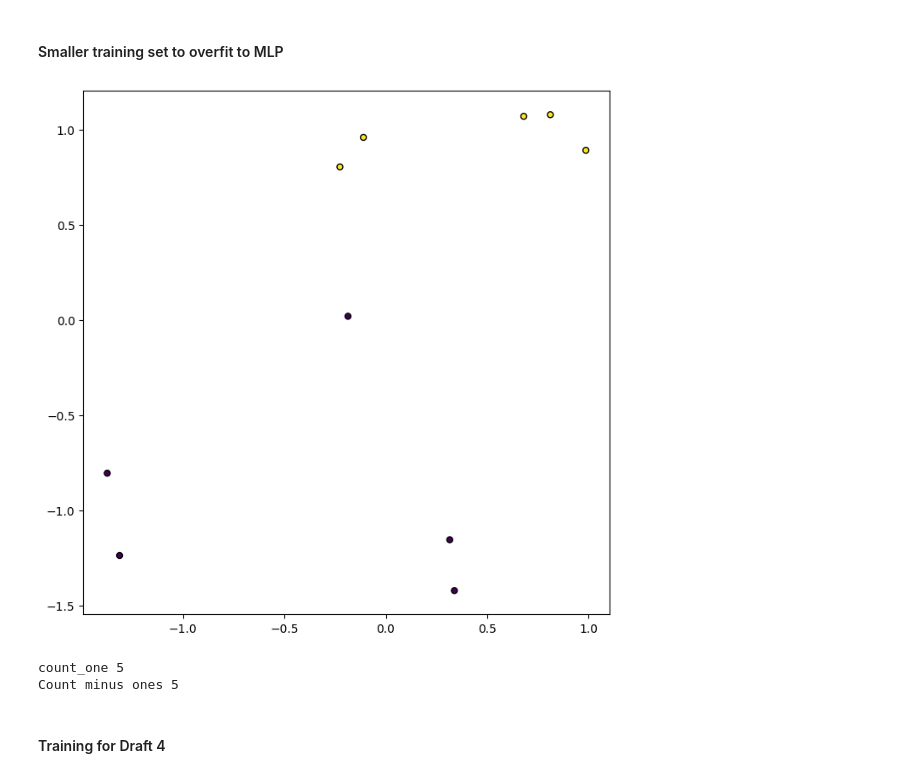
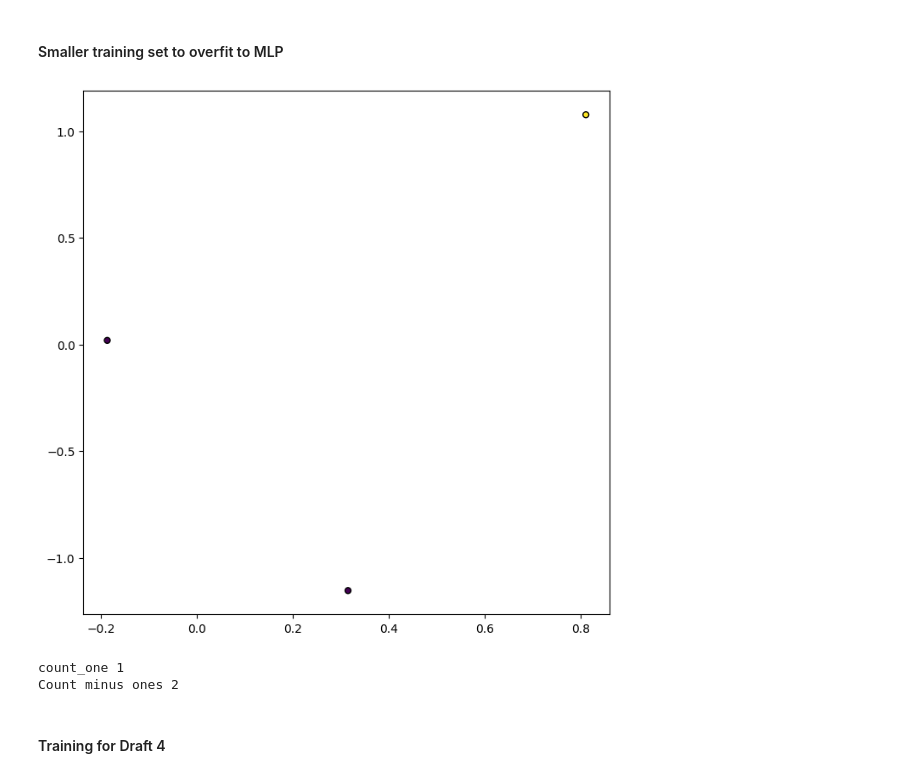
Before and after one commit to AndrewstheBuilder/FromScratch_NeuralNetworks, a Jupyter notebook: MultiLayerPerceptron_FromScratch.ipynb, the cells around one changed output. Drawn from its saved outputs; the diff is of its cells as text; code cells hidden in the pictures.

```diff
--- a/MultiLayerPerceptron_FromScratch.ipynb
+++ b/MultiLayerPerceptron_FromScratch.ipynb
@@ -1060,23 +1077,23 @@ list(map(add, arr))
 #### Smaller training set to overfit to MLP
 # %%
 # using a smaller training set to overfit the MLP
-train_x_s = train_x[:10]
-train_y_s = train_y[:10]
+train_x_s = train_x[:3]
+train_y_s = train_y[:3]
 plt.figure(figsize=(8, 8))
 plt.scatter(train_x_s[:, 0], train_x_s[:, 1], marker="o", c=train_y_s, s=25, edgecolor="k")
 plt.show()
 count_one = 0
 for ty in train_y_s:
   if ty==1:
     count_one = count_one+1
 print('count_one',count_one)
 print('Count minus ones',len(train_y_s)-count_one)
 # plt.bar(train_y_s, height=(1.0))
 # plt.show()
 # %% [output]
-[figure, old version]
+[figure, new version]
-count_one 5
-Count minus ones 5
+count_one 1
+Count minus ones 2
 # %% [markdown]
 #### Training for Draft 4
 # %%
```
Also changed, not shown: parts of 9 cells of this notebook.
